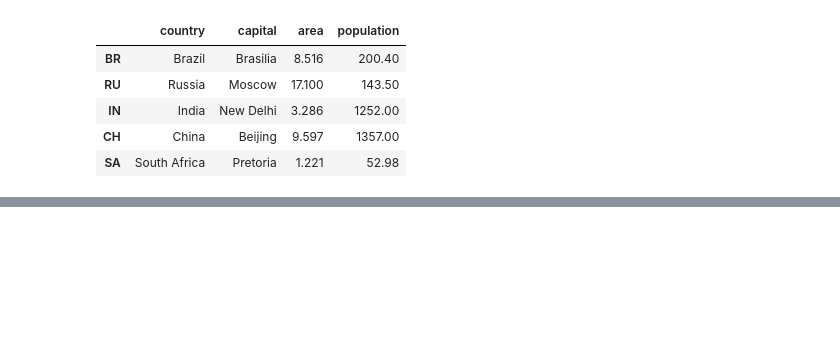
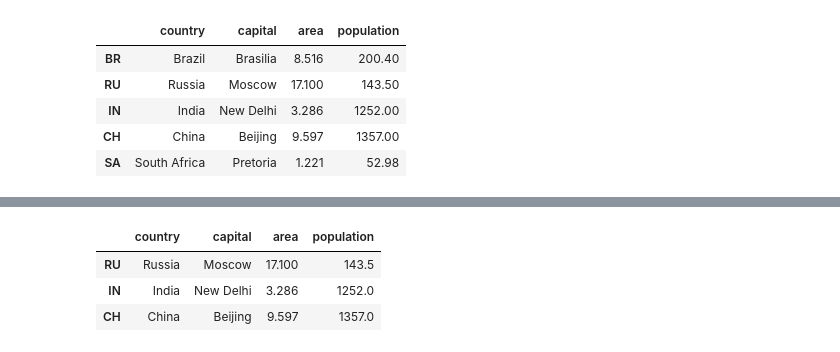
Before and after one commit to joaocarvoli/Data-Science, a Jupyter notebook: notions-and-questions/1-python.ipynb, the cells around one changed output, grey strips where cells are left out. Saved outputs shown, nothing was run; the diff lists cells and outputs as text; code cells hidden in the pictures; blank space fills up the shorter version.

```diff
--- a/notions-and-questions/1-python.ipynb
+++ b/notions-and-questions/1-python.ipynb
@@ -126,3 +126,5 @@ print(brics)
 2         India  New Delhi   3.286     1252.00
 3         China    Beijing   9.597     1357.00
 4  South Africa   Pretoria   1.221       52.98
+# %%
+brics.index = ['BR', 'RU', 'IN', 'CH', 'SA']
@@ -139,0 +184,7 @@ brics_csv
+# %%
+brics[1:4] # slicing of lines
+# %% [output]
+|  | country | capital | area | population |
+| RU | Russia | Moscow | 17.100 | 143.5 |
+| IN | India | New Delhi | 3.286 | 1252.0 |
+| CH | China | Beijing | 9.597 | 1357.0 |
```
Also changed, not shown: parts of 13 cells of this notebook.
